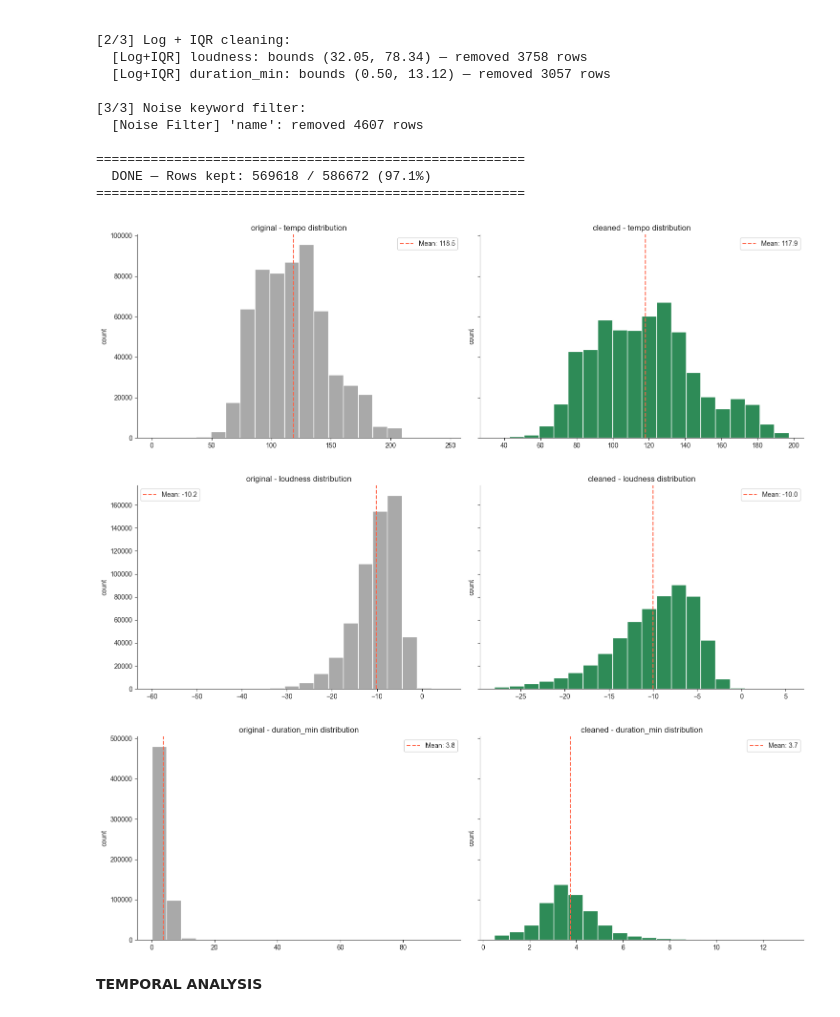
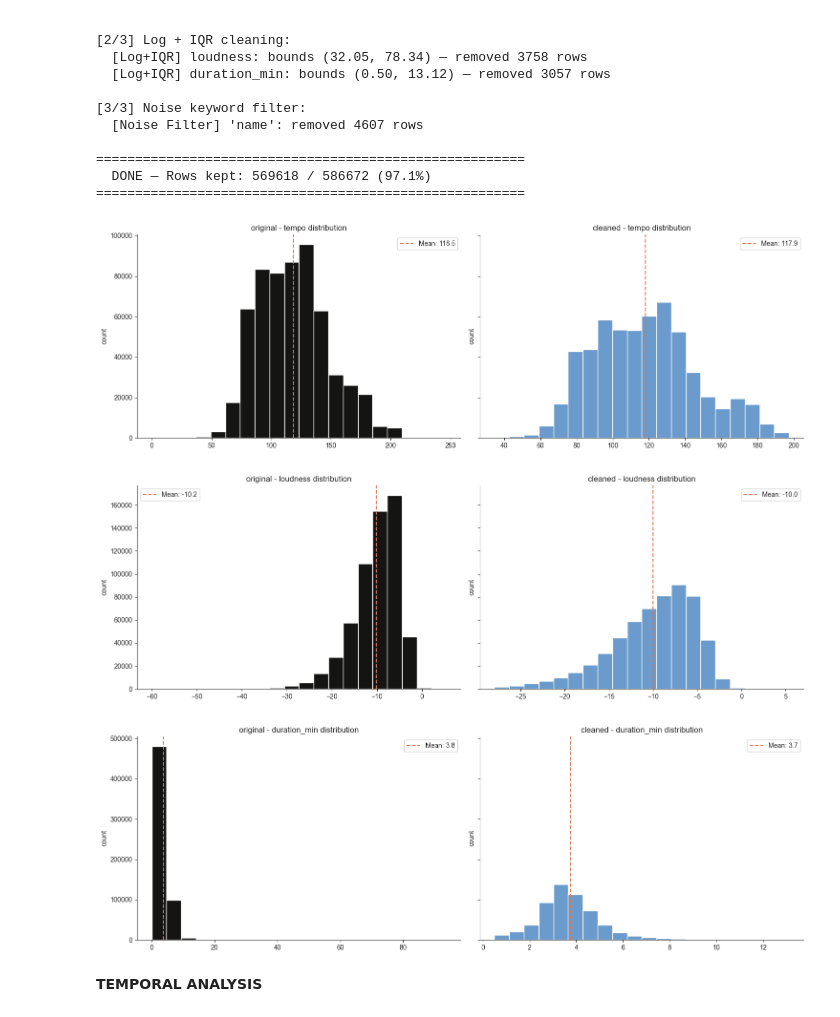
Before and after one commit to manuelcernigoj-lab/spoti-century, a Jupyter notebook: notebooks/01_tracks_elt.ipynb, the cells around one changed output. Drawn from its saved outputs; the diff is of its cells as text; code cells hidden in the pictures.

```diff
--- a/notebooks/01_tracks_elt.ipynb
+++ b/notebooks/01_tracks_elt.ipynb
@@ -625,28 +625,28 @@ print("=" * 55)
 # %%
 dfs = [tracks, tracks_clean]
 labels = ['original', 'cleaned']
-colors = ['darkgrey', 'seagreen']
+colors = ['#141413', '#6a9bcc']
 columns = iqr_features + log_iqr_features
 
 for column in columns:
     column = column
     fig, axes = plt.subplots(1, 2, figsize = (15, 5), sharey=True)
 
     for ax, df, label, color in zip(axes, dfs, labels, colors):
         ax.hist(df[column], bins = 20, color = color, edgecolor = 'white')
         ax.set_title(f"{label} - {column} distribution", fontsize = 12)
         ax.set_xlabel('')
         ax.set_ylabel('count')
-        ax.axvline(df[column].mean(), color = 'tomato', linestyle='--', linewidth=1.5, label=f'Mean: {df[column].mean():.1f}')
+        ax.axvline(df[column].mean(), color = '#d97757', linestyle='--', linewidth=1.5, label=f'Mean: {df[column].mean():.1f}')
         ax.legend()
         sns.despine(ax=ax)
 
     plt.tight_layout()
     plt.show()
 # %% [output]
-[figure, old version]
+[figure, new version]
-[figure, old version]
+[figure, new version]
-[figure, old version]
+[figure, new version]
 # %% [markdown]
 **TEMPORAL ANALYSIS**
 # %%
```
Also changed, not shown: parts of 9 cells of this notebook, 1 other file.
